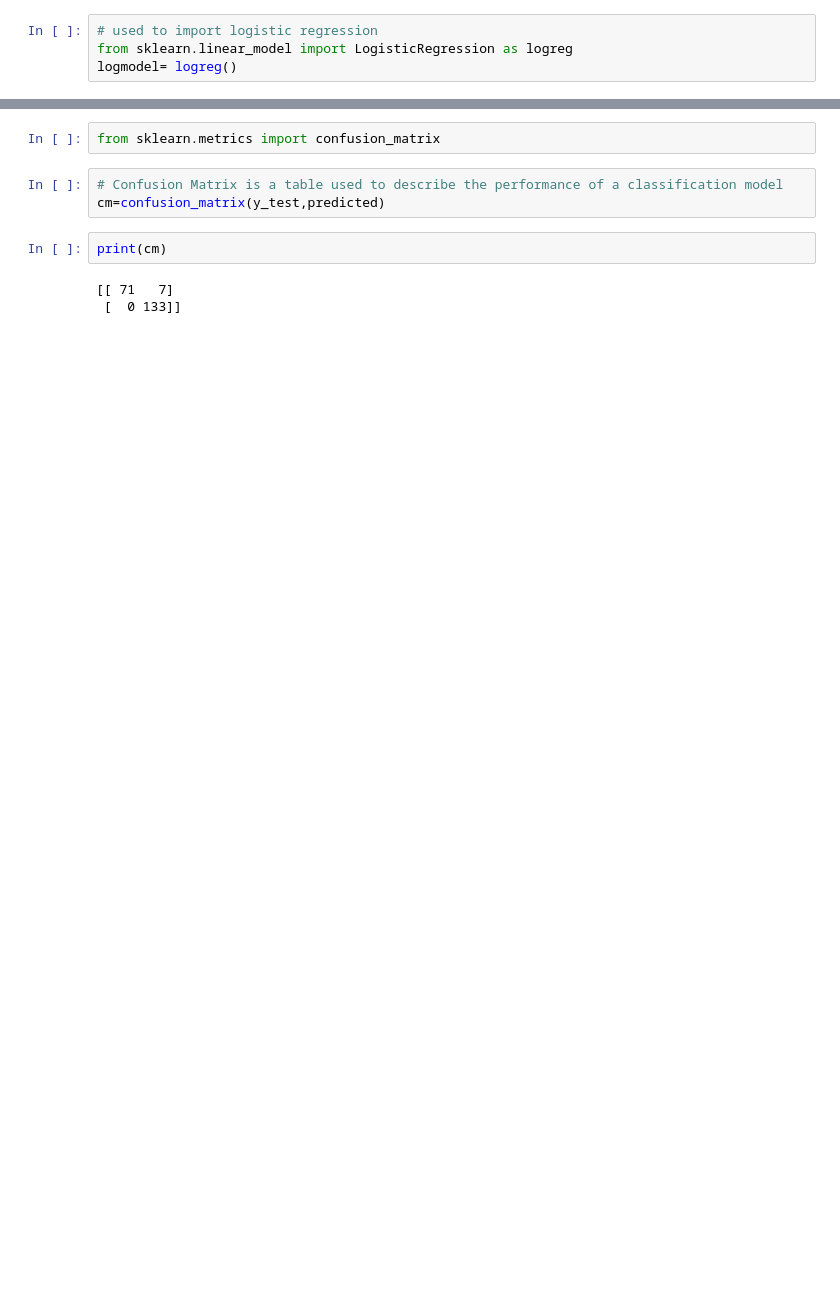
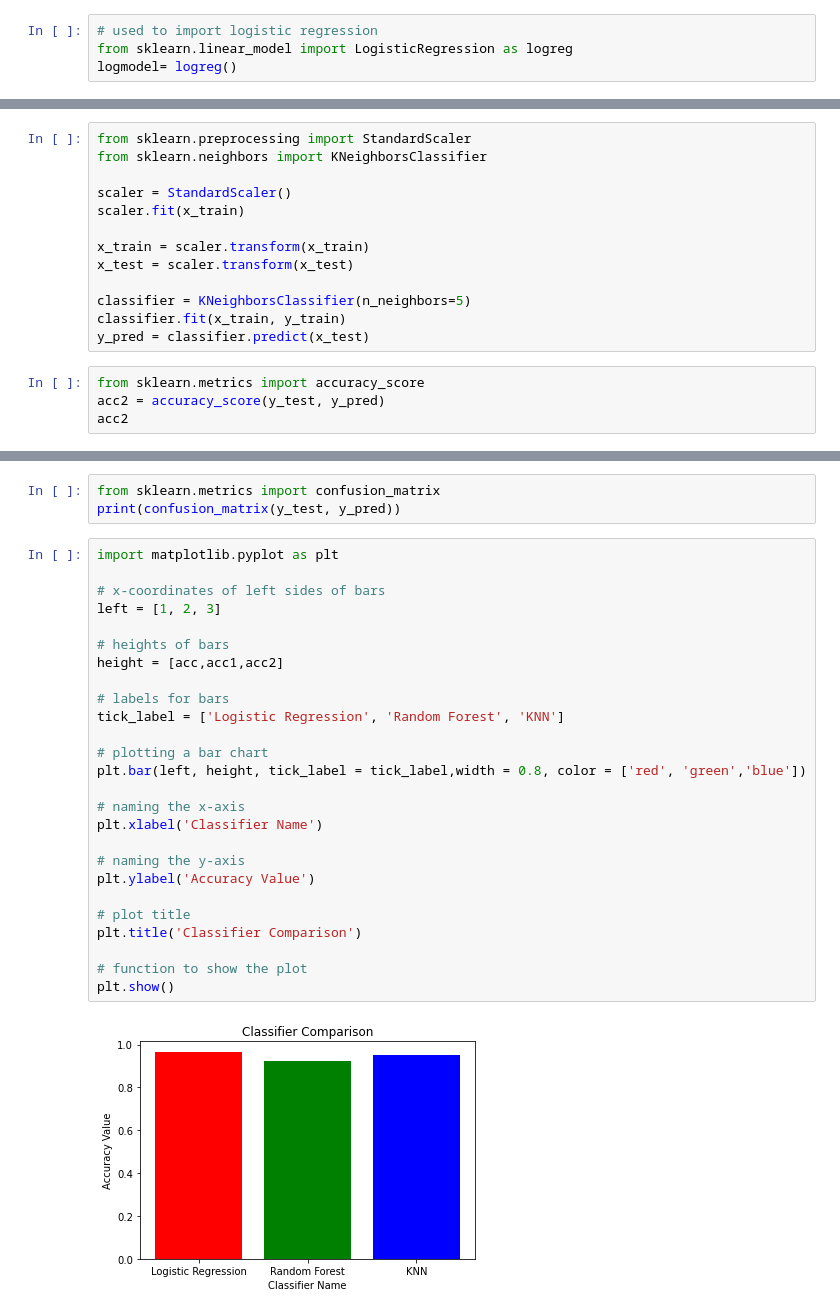
Before and after one commit to shrihnayak/Dlithe-Internship, a Jupyter notebook: Autism Spectrum Disorder.ipynb, the cells around one changed output, grey strips where cells are left out. Saved outputs shown, nothing was run; the diff lists cells and outputs as text; blank space fills up the shorter version.

```diff
--- a/Autism Spectrum Disorder.ipynb
+++ b/Autism Spectrum Disorder.ipynb
@@ -242,0 +297,17 @@ ACCURACY 0.966824644549763
+# %%
+from sklearn.preprocessing import StandardScaler
+from sklearn.neighbors import KNeighborsClassifier
+
+scaler = StandardScaler()
+scaler.fit(x_train)
+
+x_train = scaler.transform(x_train)
+x_test = scaler.transform(x_test)
+
+classifier = KNeighborsClassifier(n_neighbors=5)
+classifier.fit(x_train, y_train)
+y_pred = classifier.predict(x_test)
+# %%
+from sklearn.metrics import accuracy_score
+acc2 = accuracy_score(y_test, y_pred)
+acc2
@@ -245,10 +330,31 @@ ACCURACY 0.966824644549763
 # %%
 from sklearn.metrics import confusion_matrix
+print(confusion_matrix(y_test, y_pred))
-# %%
-# Confusion Matrix is a table used to describe the performance of a classification model
-cm=confusion_matrix(y_test,predicted)
-# %%
-print(cm)
-# %% [output]
-[[ 71   7]
- [  0 133]]
+# %%
+import matplotlib.pyplot as plt
+
+# x-coordinates of left sides of bars
+left = [1, 2, 3]
+
+# heights of bars
+height = [acc,acc1,acc2]
+
+# labels for bars
+tick_label = ['Logistic Regression', 'Random Forest', 'KNN']
+
+# plotting a bar chart
+plt.bar(left, height, tick_label = tick_label,width = 0.8, color = ['red', 'green','blue'])
+
+# naming the x-axis
+plt.xlabel('Classifier Name')
+
+# naming the y-axis
+plt.ylabel('Accuracy Value')
+
+# plot title
+plt.title('Classifier Comparison')
+
+# function to show the plot
+plt.show()
+# %% [output]
+[figure, added]
```
Also changed, not shown: parts of 16 cells of this notebook.
